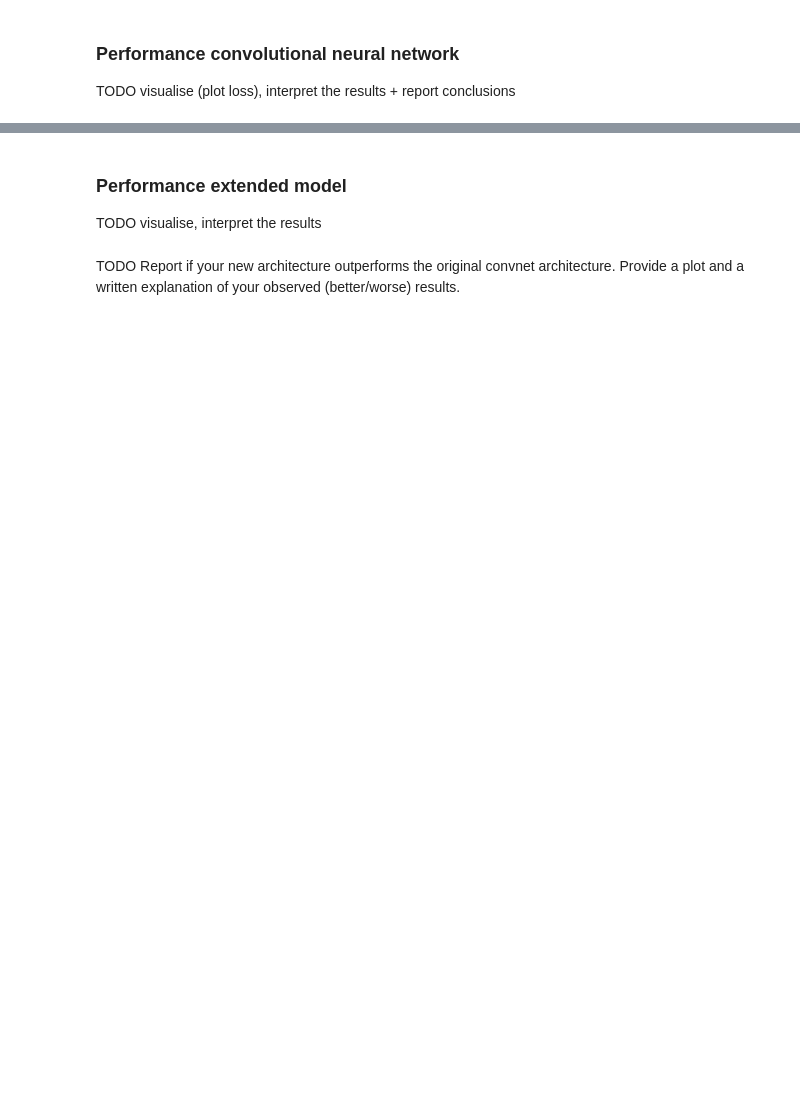
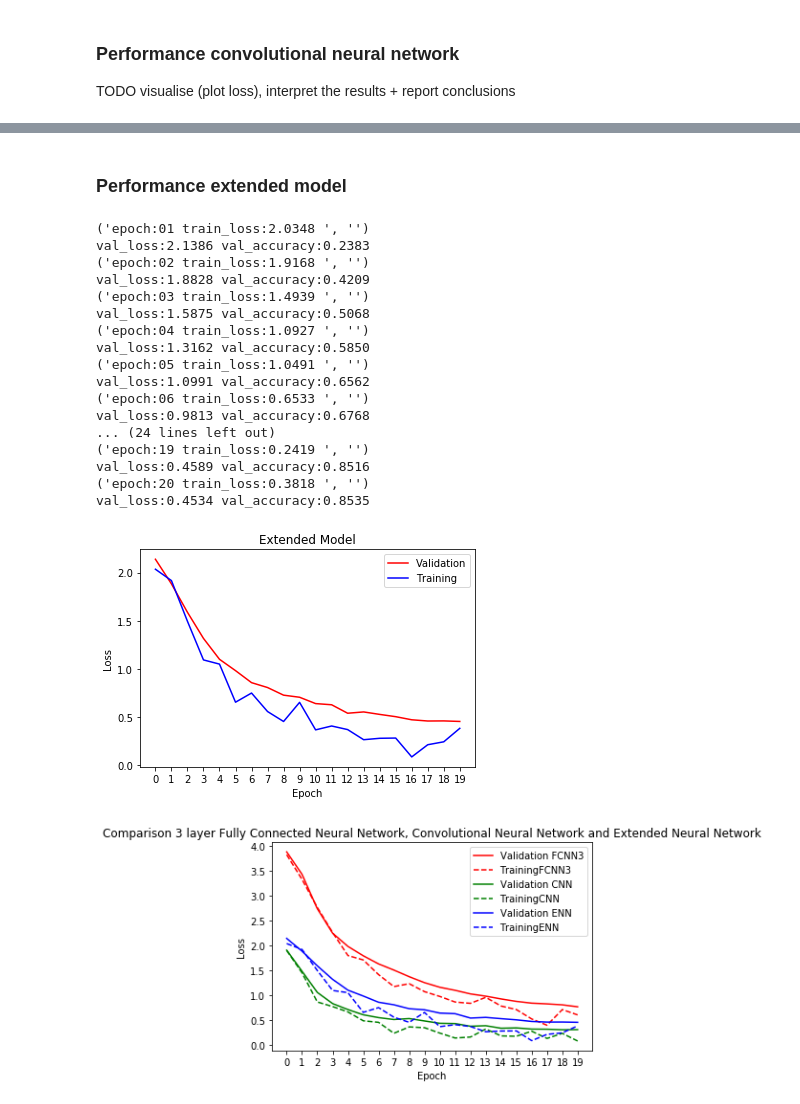
Before and after one commit to dljve/CCN, a Jupyter notebook: assignment2/assignment2.ipynb, the cells around one changed output, grey strips where cells are left out. Cells and saved outputs as stored; diff of their text form; code cells hidden in the pictures; blank space fills up the shorter version.

```diff
--- a/assignment2/assignment2.ipynb
+++ b/assignment2/assignment2.ipynb
@@ -80,2 +81,20 @@ TODO explanation extended network
+# %%
+# Model iwth additional components (e.g. one of dropout, batch normalization, other activation functions, etc.).
+class ENN(Chain):
+    def __init__(self, n_units, n_out):
+        super(ENN, self).__init__()
+        with self.init_scope():
+            # 5 output channels, kernel size of 5, stride of 1, padding of 0
+            self.l_conv = L.Convolution2D(None, 5, 5, 1, 0)
+            self.l_fc = L.Linear(None, n_units)
+            self.l_out = L.Linear(None, n_out)
+            self.gamma = 0.0
+            self.beta = 1.0
+
+    def __call__(self, x):
+        h1 = F.dropout(F.max_pooling_2d(self.l_conv(x), 5, 1, 0), ratio=0.5)
+        h2 = F.relu(self.l_fc(h1))
+        y = self.l_out(h2)
+        return y
 # %% [markdown]
 ### Performance deep neural networks
@@ -338,4 +359,3 @@ Considering that nature tends to find the simplest mathematical solution to a pr
 Only with more research we can determine definitively whether convolution is biologically plausible or not.
 # %% [markdown]
 ### Performance extended model
-TODO visualise, interpret the results
@@ -344,3 +362,33 @@ TODO visualise, interpret the results
-# %% [markdown]
-TODO Report if your new architecture outperforms the original convnet architecture.
-Provide a plot and a written explanation of your observed (better/worse) results.
+# %%
+train_iter = iterators.SerialIterator(train, batch_size=32, shuffle=True)
+test_iter = iterators.SerialIterator(test, batch_size=32, repeat=False, shuffle=False)
+
+#TODO - naming
+model = ENN(64,10)
+optimizer = optimizers.SGD()
+optimizer.setup(model)
+
+epoch, train_loss, val_loss = train_model(model)
+plot_training(epoch, train_loss, val_loss, 'Extended Model')
+enn_result = (val_loss, train_loss, 'ENN')
+plot_comparison(epoch, [results[2],cnn_result, enn_result], "Comparison 3 layer Fully Connected Neural Network, Convolutional Neural Network and Extended Neural Network")
+# %% [output]
+('epoch:01 train_loss:2.0348 ', '')
+val_loss:2.1386 val_accuracy:0.2383
+('epoch:02 train_loss:1.9168 ', '')
+val_loss:1.8828 val_accuracy:0.4209
+('epoch:03 train_loss:1.4939 ', '')
+val_loss:1.5875 val_accuracy:0.5068
+('epoch:04 train_loss:1.0927 ', '')
+val_loss:1.3162 val_accuracy:0.5850
+('epoch:05 train_loss:1.0491 ', '')
+val_loss:1.0991 val_accuracy:0.6562
+('epoch:06 train_loss:0.6533 ', '')
+val_loss:0.9813 val_accuracy:0.6768
+... (24 lines left out)
+('epoch:19 train_loss:0.2419 ', '')
+val_loss:0.4589 val_accuracy:0.8516
+('epoch:20 train_loss:0.3818 ', '')
+val_loss:0.4534 val_accuracy:0.8535
+[figure, added]
+[figure, added]
```
Also changed, not shown: parts of 19 cells of this notebook.
